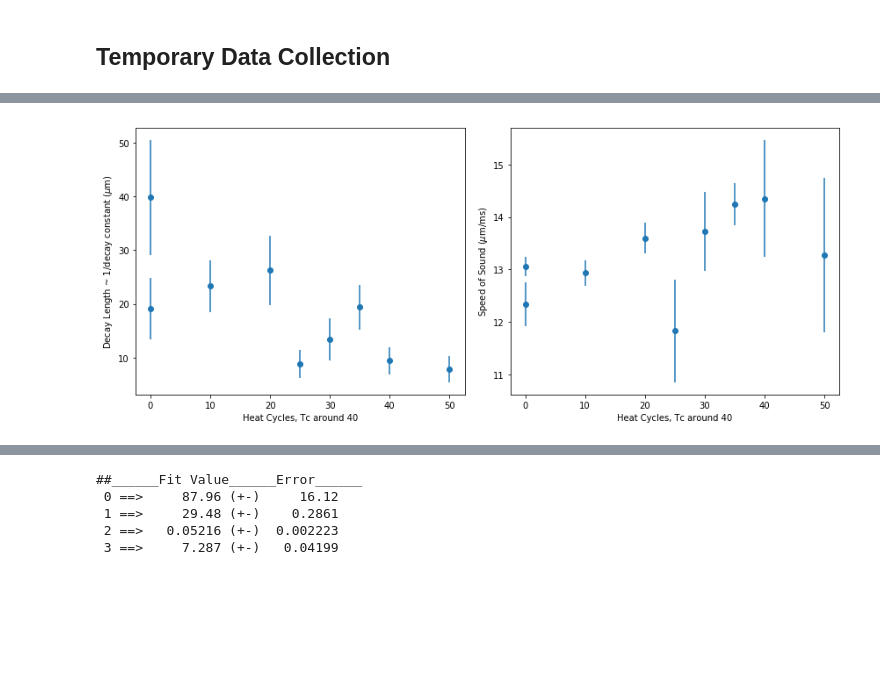
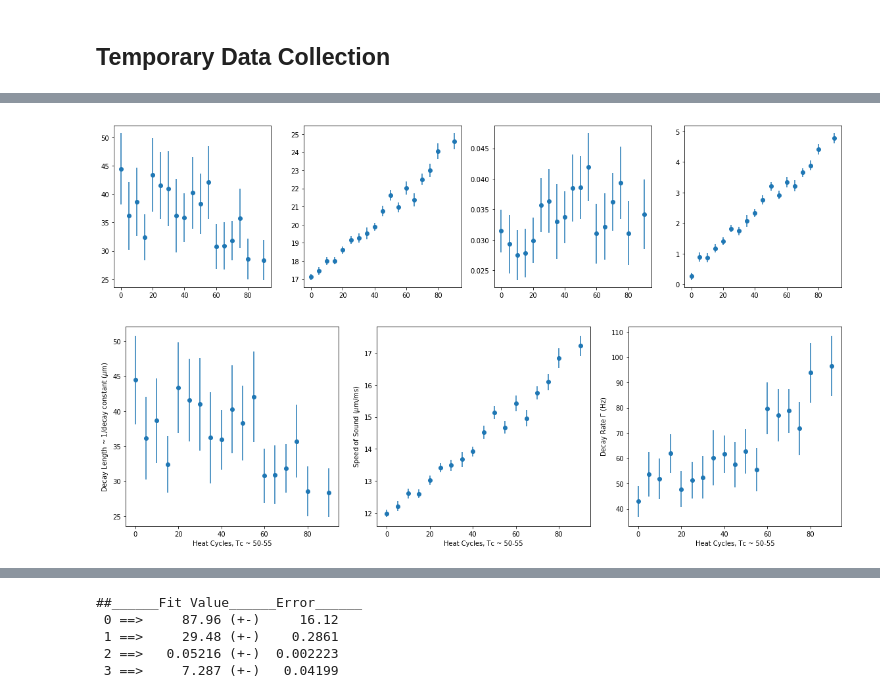
Before and after one commit to ranchop/QCalc, a Jupyter notebook: Box Shaking/Box Shaking Analyzer.ipynb, the cells around one changed output, grey strips where cells are left out. Cells and saved outputs as stored; diff of their text form; code cells hidden in the pictures; blank space fills up the shorter version.

```diff
--- a/Box Shaking/Box Shaking Analyzer.ipynb
+++ b/Box Shaking/Box Shaking Analyzer.ipynb
@@ -1228,20 +1231,42 @@ fr, fe = c.fit(fitfun_sin_decay, guess, xlim=[-40, 40], plot=True)
 frs = []
 fes = []
 for ds in datasets:
-    c = tp.Curve(collector[ds][1].flatten(), collector[ds][2].flatten()).trim(xlim=[-45, 45])
-    fr, fe = c.fit(fitfun_sin_decay, guess, xlim=[-40, 40], plot=False)
+    c = tp.Curve(collector[ds][1].flatten(), collector[ds][2].flatten())#.trim(xlim=[-45, 45])
+    fr, fe = c.fit(fitfun_sin_decay, guess, xlim=xlim, plot=False)
     frs.append(fr)
     fes.append(fe)
 frs = np.array(frs)
 fes = np.array(fes)
-shaking_freq = 1000
+shaking_freq = np.unique(df_data.BoxShakeFreq)[0]
+
+
+# Modify some of the values
+sign = np.sign(frs[:, 2])   # Get the sign of the amplitude
+frs[:, 2] = np.abs(frs[:, 2])  # Make the amplitube positive
+frs[:, 3] = np.mod(frs[:, 3] - (sign-1) * np.pi/2, twopi) # make the phase between 0 and 2Pi, add pi if amp was negative
-# %%
-fig, ax = plt.subplots(ncols=2, figsize=[12, 5])
-ax[0].errorbar(heatcycles, frs[:, 0], fes[:, 0], fmt = 'o')
-ax[0].set(ylabel=r'Decay Length ~ 1/decay constant ($\mu$m)', xlabel='Heat Cycles, Tc around 40')
-ax[1].errorbar(heatcycles, shaking_freq * frs[:, 1] * 1e-3, shaking_freq * fes[:, 1] * 1e-3, fmt = 'o')
-ax[1].set(ylabel=r'Speed of Sound ($\mu$m/ms)', xlabel='Heat Cycles, Tc around 40')
-plt.tight_layout()
-# %% [output]
-[figure, removed]
+# %%
+# Plot all fitres
+fig, ax = plt.subplots(ncols = frs.shape[1], figsize=[4*frs.shape[1], 4])
+for i in range(frs.shape[1]):
+    ax[i].errorbar(heatcycles, frs[:,i], fes[:,i], fmt='o')
+plt.tight_layout()
+# %% [output]
+[figure, added]
+# %%
+xlabel='Heat Cycles, Tc ~ 50-55'
+
+decay_length = [heatcycles, frs[:, 0]*1e-6, fes[:, 0]*1e-6]
+speed_sound = [heatcycles, shaking_freq * frs[:, 1] * 1e-6, shaking_freq * fes[:, 1] * 1e-6]
+decay_rate = [heatcycles, speed_sound[1] / decay_length[1], ((speed_sound[2]/decay_length[1])**2 + (speed_sound[1]/decay_length[1]**2*decay_length[2])**2)**(1/2)]
+
+fig, ax = plt.subplots(ncols=3, figsize=[16, 5])
+ax[0].errorbar(decay_length[0], decay_length[1] * 1e6, decay_length[2] * 1e6, fmt = 'o')
+ax[0].set(ylabel=r'Decay Length ~ 1/decay constant ($\mu$m)', xlabel=xlabel)
+ax[1].errorbar(speed_sound[0], speed_sound[1] * 1e3, speed_sound[2] * 1e3, fmt = 'o')
+ax[1].set(ylabel=r'Speed of Sound ($\mu$m/ms)', xlabel=xlabel)
+ax[2].errorbar(decay_rate[0], decay_rate[1] / twopi, decay_rate[2] / twopi, fmt='o')
+ax[2].set(ylabel=r'Decay Rate $\Gamma$ (Hz)', xlabel=xlabel)
+plt.tight_layout()
+# %% [output]
+[figure, added]
 # %%
```
Also changed, not shown: parts of 17 cells of this notebook, 1 other file.
